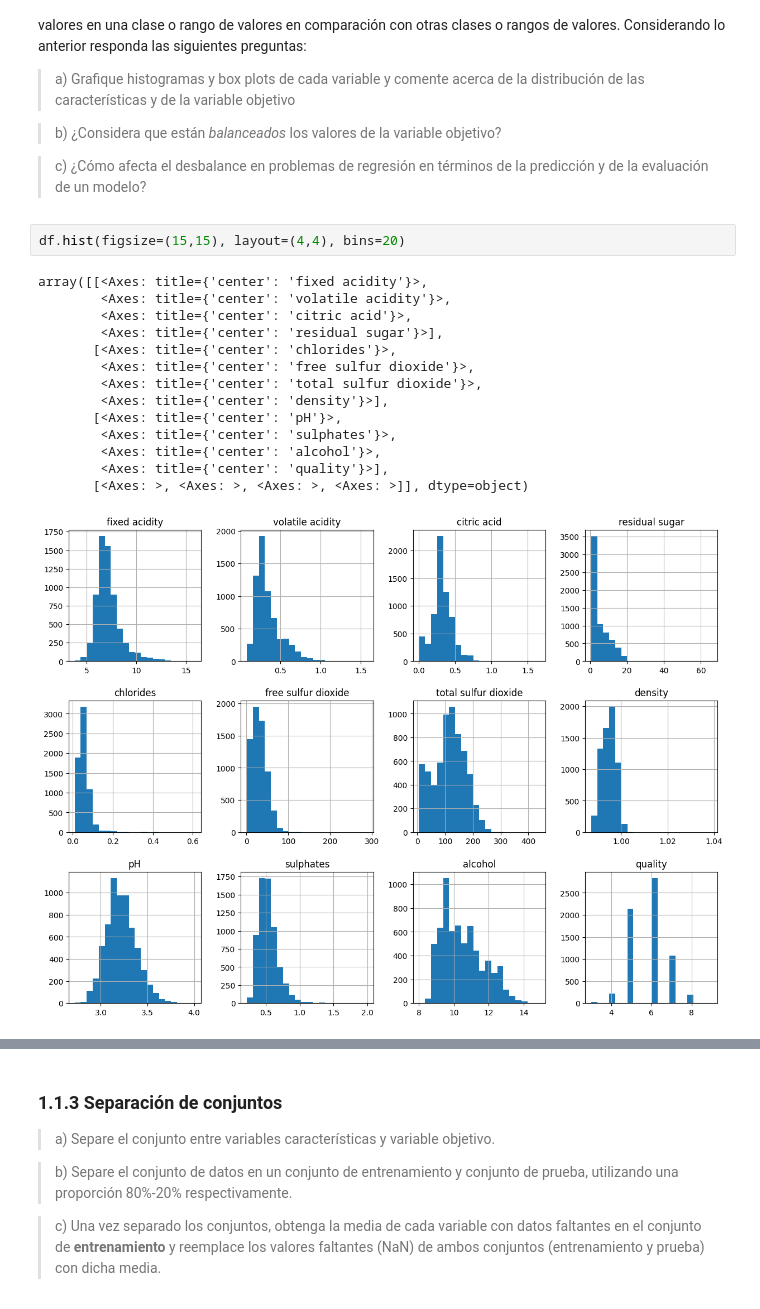
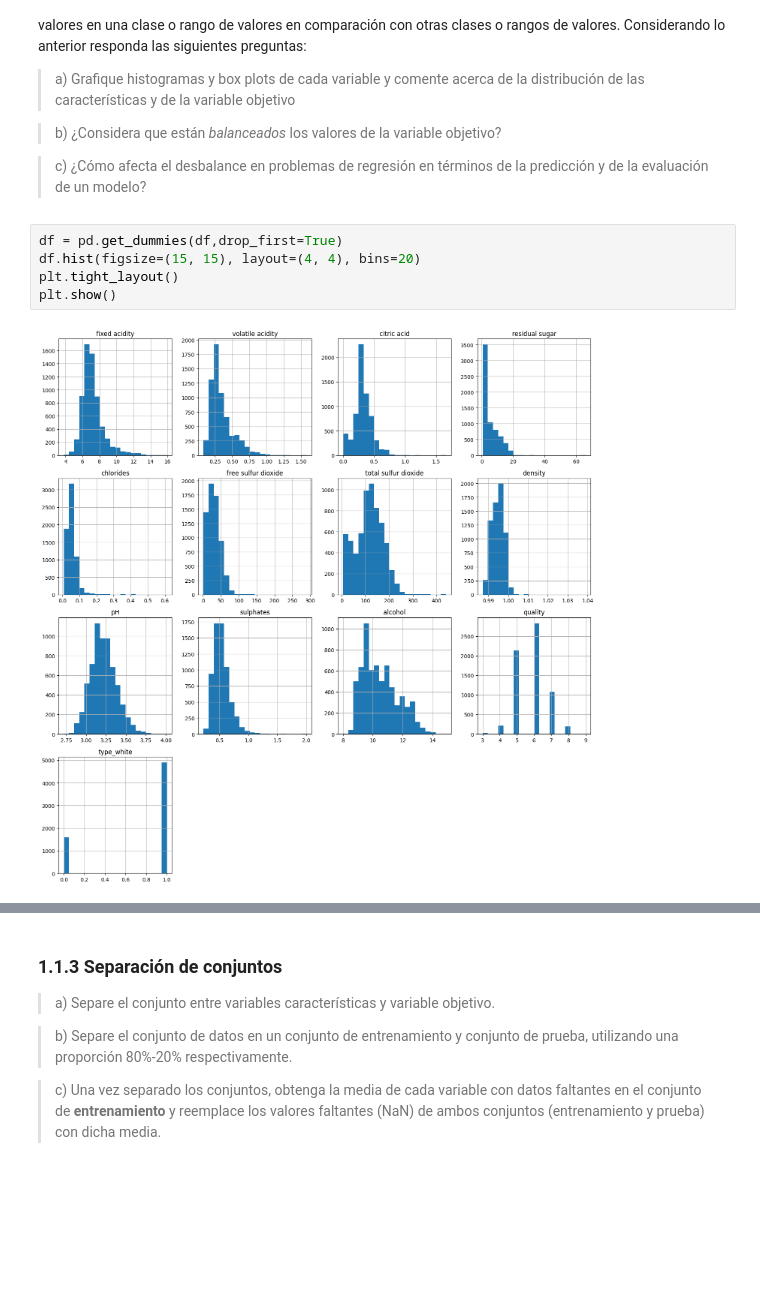
Before and after one commit to Nicolas-brj/Tarea2_INF398, a Jupyter notebook: Enunciado_Tarea_2.ipynb, the cells around one changed output, grey strips where cells are left out. Drawn from its saved outputs; the diff is of its cells as text; blank space fills up the shorter version.

```diff
--- a/Enunciado_Tarea_2.ipynb
+++ b/Enunciado_Tarea_2.ipynb
@@ -147,22 +195,12 @@ En problemas de regresión, el desbalance de la variable objetivo se refiere a u
 
 > c) ¿Cómo afecta el desbalance en problemas de regresión en términos de la predicción y de la evaluación de un modelo?
 # %%
-df.hist(figsize=(15,15), layout=(4,4), bins=20)
+df = pd.get_dummies(df,drop_first=True)
+df.hist(figsize=(15, 15), layout=(4, 4), bins=20)
+plt.tight_layout()
+plt.show()
 # %% [output]
-array([[<Axes: title={'center': 'fixed acidity'}>,
-        <Axes: title={'center': 'volatile acidity'}>,
-        <Axes: title={'center': 'citric acid'}>,
-        <Axes: title={'center': 'residual sugar'}>],
-       [<Axes: title={'center': 'chlorides'}>,
-        <Axes: title={'center': 'free sulfur dioxide'}>,
-        <Axes: title={'center': 'total sulfur dioxide'}>,
-        <Axes: title={'center': 'density'}>],
-       [<Axes: title={'center': 'pH'}>,
-        <Axes: title={'center': 'sulphates'}>,
-        <Axes: title={'center': 'alcohol'}>,
-        <Axes: title={'center': 'quality'}>],
-       [<Axes: >, <Axes: >, <Axes: >, <Axes: >]], dtype=object)
-[figure, old version]
+[figure, new version]
 # %%
 # buscar outliers con boxplots
 df.plot(kind="box",subplots=True,layout=(5,5),figsize=(15,15))
```
Also changed, not shown: parts of 37 cells of this notebook.
